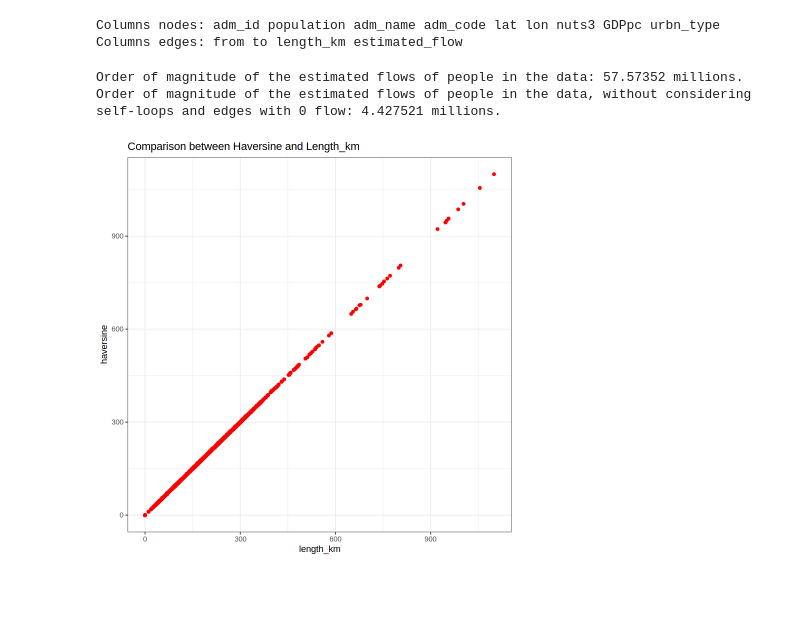
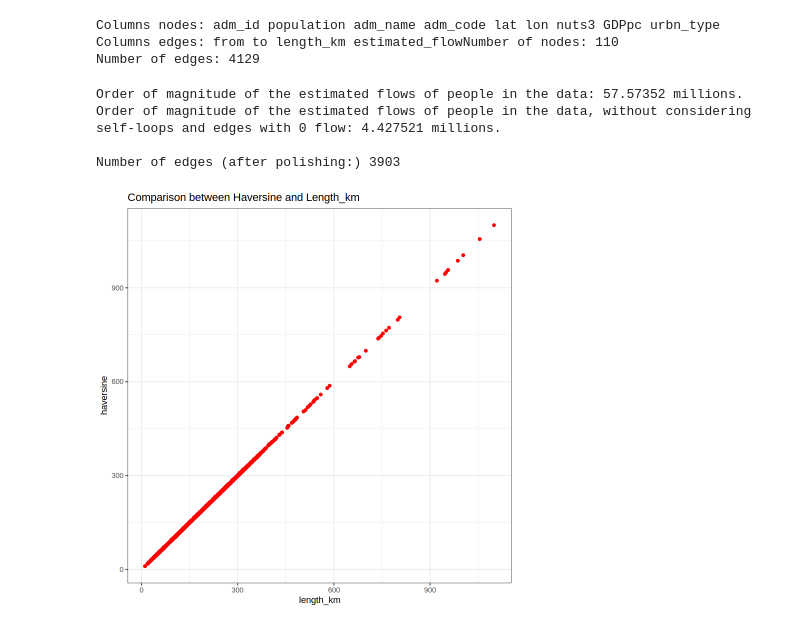
Before and after one commit to Kallo27/Complex_networks, a Jupyter notebook: Lab5.ipynb, the cells around one changed output. Cells and saved outputs as stored; diff of their text form; code cells hidden in the pictures; blank space fills up the shorter version.

```diff
--- a/Lab5.ipynb
+++ b/Lab5.ipynb
@@ -8,9 +11,16 @@ edges <- read.csv("ITA_edges.csv")
 
 cat(sprintf("Columns nodes:"), colnames(nodes))
 cat(sprintf("\nColumns edges:"), colnames(edges))
+
+num_nodes <- length(seq_along(nodes$lat))
+num_edges <- length(seq_along(edges$from))
+
+cat(sprintf("Number of nodes:"), num_nodes)
+cat(sprintf("\nNumber of edges:"), num_edges)
 # %% [output]
 Columns nodes: adm_id population adm_name adm_code lat lon nuts3 GDPpc urbn_type
-Columns edges: from to length_km estimated_flow
+Columns edges: from to length_km estimated_flowNumber of nodes: 110
+Number of edges: 4129
 # %%
 nodes$lat <- as.numeric(nodes$lat)
 nodes$lon <- as.numeric(nodes$lon)
@@ -25,26 +35,34 @@ cat(sprintf("Order of magnitude of the estimated flows of people in the data:"),
     sum(edges$estimated_flow) * 1e-6, sprintf("millions."))
 
 pol_edges <- edges[which(edges$from != edges$to & edges$estimated_flow > 0), ]
+num_pol_edges <- length(seq_along(pol_edges$from))
+
 cat(sprintf("\nOrder of magnitude of the estimated flows of people in the data, without considering self-loops and edges with 0 flow:"), # nolint
     sum(pol_edges$estimated_flow) * 1e-6, sprintf("millions."))
+
+cat(sprintf("\n\nNumber of edges (after polishing:)"), num_pol_edges)
 # %% [output]
 Order of magnitude of the estimated flows of people in the data: 57.57352 millions.
 Order of magnitude of the estimated flows of people in the data, without considering self-loops and edges with 0 flow: 4.427521 millions.
+
+Number of edges (after polishing:) 3903
 # %%
 # length_km is already the distance between nodes in the edges dataset. We want
 # check wether if they are correctly computed (using lat and lon), so we use the
 # Haversine distance method from geospehere (converted in km).
 
-edges$haversine <- 1e-3 * distHaversine(cbind(nodes[edges$from, ]$lon, nodes[edges$from, ]$lat),
-                                        cbind(nodes[edges$to, ]$lon, nodes[edges$to, ]$lat))
+pol_edges$haversine <- 1e-3 * distHaversine(cbind(nodes[pol_edges$from, ]$lon,
+                                                  nodes[pol_edges$from, ]$lat),
+                                            cbind(nodes[pol_edges$to, ]$lon,
+                                                  nodes[pol_edges$to, ]$lat))
 # %%
 # Now we plot the two length, we expect a y = x line
 
-ggplot(edges, aes(x = length_km, y = haversine)) +
+ggplot(pol_edges, aes(x = length_km, y = haversine)) +
   theme_bw() +
   geom_point(color = "red", size = 1.5) +
   labs(title = "Comparison between Haversine and Length_km",
        x = "length_km",
        y = "haversine")
 # %% [output]
-[figure, old version]
+[figure, new version]
```
Also changed, not shown: parts of 24 cells of this notebook.
